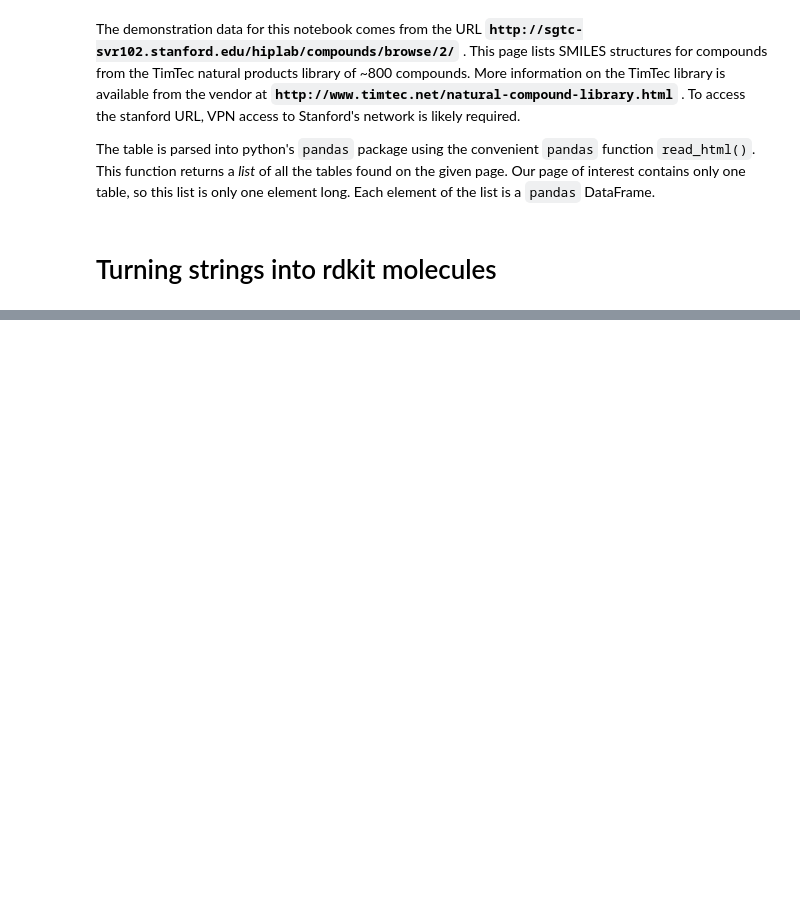
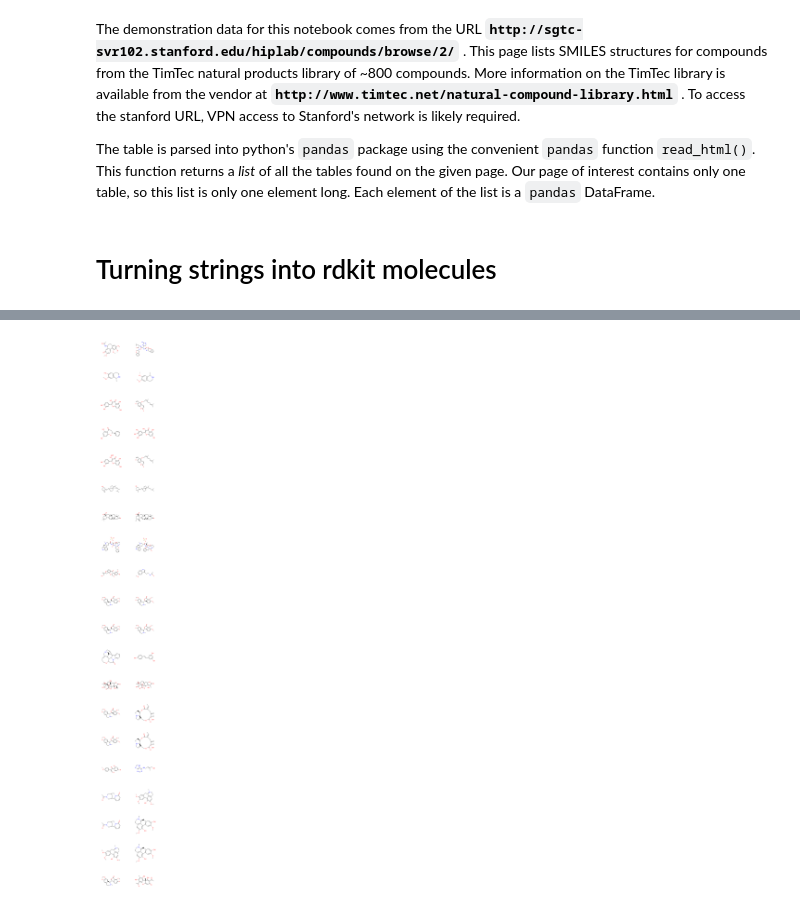
Before and after one commit to tentrillion/ipython_notebooks, a Jupyter notebook: analyzing_structures_of_SGTC_compound_libraries.ipynb, the cells around one changed output, grey strips where cells are left out. Cells and saved outputs as stored; diff of their text form; code cells hidden in the pictures; blank space fills up the shorter version.

```diff
--- a/analyzing_structures_of_SGTC_compound_libraries.ipynb
+++ b/analyzing_structures_of_SGTC_compound_libraries.ipynb
@@ -113,0 +131,21 @@ for counter, index in enumerate(first_twenty_indices):
+# %%
+low_distance = np.where(np.logical_and(dist_df <= 0.02,
+                                       dist_df > 0)
+                        )
+
+similar_smiles_pairs = [indices for indices in zip(low_distance[0], low_distance[1])
+                                          if indices[0] < indices[1]]
+# %%
+f, ax = plt.subplots(len(similar_smiles_pairs), 2, figsize = (10, 90))
+
+for idx, pair in enumerate(similar_smiles_pairs):
+    mol1 = Chem.MolFromSmiles(smiles_list[pair[0]])
+    mol2 = Chem.MolFromSmiles(smiles_list[pair[1]])
+    ax[idx, 0].imshow(Draw.MolToImage(mol1, size=(200, 200), fitImage=True))
+    ax[idx, 1].imshow(Draw.MolToImage(mol2, size=(200, 200), fitImage=True))
+    ax[idx, 0].grid(False)
+    ax[idx, 1].grid(False)
+    ax[idx, 0].axis('off')
+    ax[idx, 1].axis('off')
+# %% [output]
+[figure, added]
```
Also changed, not shown: parts of 21 cells of this notebook.
